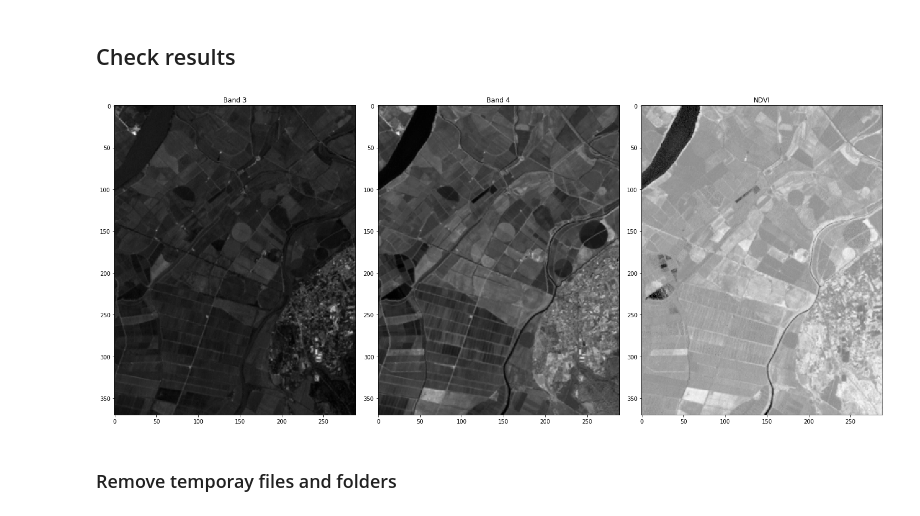
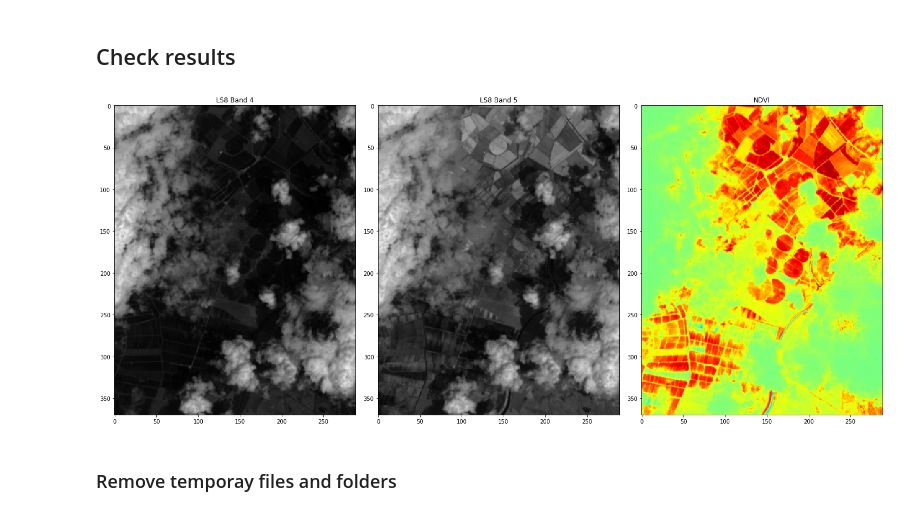
Before and after one commit to ec-better/ewf-ext-02-03-01, a Jupyter notebook: src/main/app-resources/notebook/libexec/input.ipynb, the cells around one changed output. Drawn from its saved outputs; the diff is of its cells as text; code cells hidden in the pictures.

Commit message:
Process Landsat 8

```diff
--- a/src/main/app-resources/notebook/libexec/input.ipynb
+++ b/src/main/app-resources/notebook/libexec/input.ipynb
@@ -235,0 +271,8 @@ ls7_catalogue_metadata
+# %%
+# 'LE07' - Landsat 7
+# 'LC08' - Landsat 8
+lscode = ls7_catalogue_metadata['identifier'][0:4]
+if lscode == 'LC08':
+    print('Landsat 8')
+else:
+    print('Landsat 7')
@@ -316,14 +478,33 @@ def get_bands_geotiff(download_url, band_indices, crop=False, bbox=None):
 band_1 = 4
 band_2 = 3
 
+if lscode == 'LC08':
+    band_1 = 5
+    band_2 = 4
+
 band_1_name = '%s_SR_B%s.TIF' % (ls7_catalogue_metadata['identifier'], str(band_1))
 band_2_name = '%s_SR_B%s.TIF' % (ls7_catalogue_metadata['identifier'], str(band_2))
+
+# landsat 8
+if lscode == 'LC08':
+    band_1_name = ls7_catalogue_metadata['identifier'] + '_B{0}.TIF'.format(band_1)
+    band_2_name = ls7_catalogue_metadata['identifier'] + '_B{0}.TIF'.format(band_2)
+
+
 
 band_1_name = '/'.join([temp_folder, band_1_name])
 band_2_name = '/'.join([temp_folder, band_2_name])
 
+print(band_1_name)
+print(band_2_name)
 
-ciop.log("INFO", "Getting and cropping Landsat bands 3 and 4")
 
-get_bands_geotiff(ls7_tif_url, [band_2,band_1], crop=True, bbox=bbox)
+ciop.log("INFO", "Getting and cropping Landsat bands")
+
+
+
+if lscode == 'LC08':
+    get_bands_geotiff_ls8(ls7_tif_url, [band_2,band_1], crop=True, bbox=bbox)
+else:
+    get_bands_geotiff(ls7_tif_url, [band_2,band_1], crop=True, bbox=bbox)
 # %% [output]
@@ -528,37 +705,43 @@ if check_results:
     ds=None
 
     for b in [band3, band4, ndvi]:
 
         bmin = b[b!=-9999].min()
         bmax =  b[b!=-9999].max()
 
         if bmin != bmax:
             b[b!=-9999] = (b[b!=-9999] - bmin)/(bmax - bmin) * 255
 
         b[b==-9999]=np.nan
 
     fig = plt.figure(figsize=(20,20))
 
     a = fig.add_subplot(1,3,1)
     imgplot = plt.imshow(band3.astype(np.uint8),cmap='gray')
-    a.set_title('Band 3')
+    a.set_title('LS7 Band 3')
+    if lscode == 'LC08':
+        a.set_title('LS8 Band 4')
+
 
     a = fig.add_subplot(1,3,2)
     imgplot = plt.imshow(band4.astype(np.uint8),cmap='gray')
-    a.set_title('Band 4')
+    a.set_title('LS7 Band 4')
+    if lscode == 'LC08':
+        a.set_title('LS8 Band 5')
+
 
     a = fig.add_subplot(1,3,3)
-    imgplot = plt.imshow(ndvi.astype(np.uint8),cmap='gray')
+    imgplot = plt.imshow(ndvi.astype(np.uint8),cmap='jet')
     a.set_title('NDVI')
 
     plt.tight_layout()
     fig = plt.gcf()
     plt.show()
 
     fig.clf()
     plt.close()
 # %% [output]
-[figure, old version]
+[figure, new version]
 # %% [markdown]
 ### Remove temporay files and folders
 # %%
```
Also changed, not shown: parts of 16 cells of this notebook, 4 other files.
